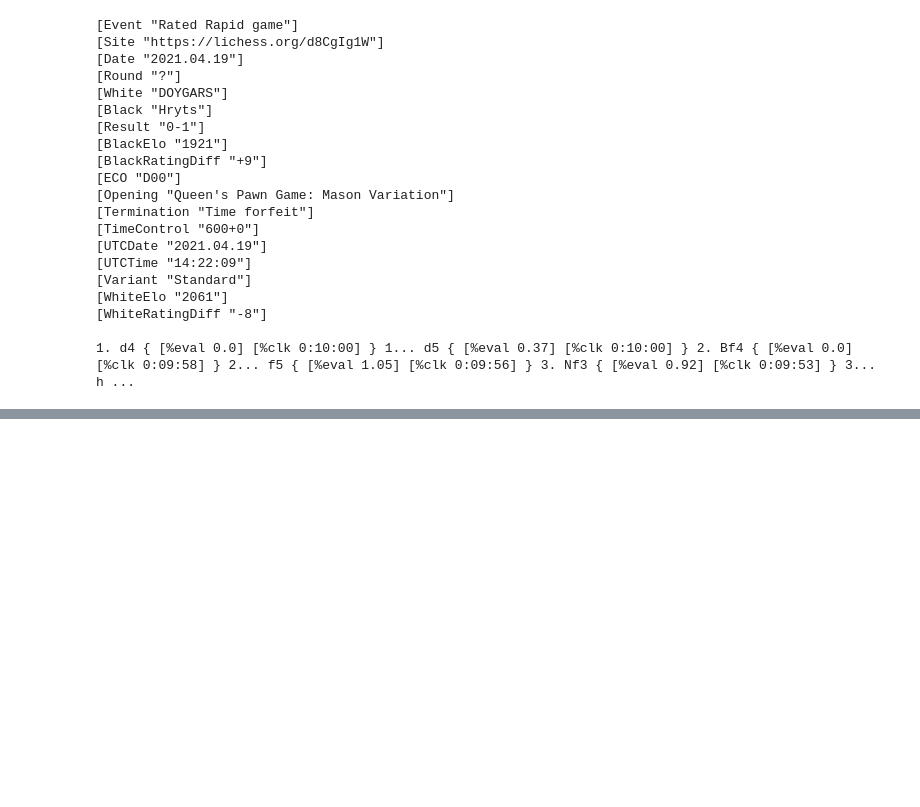
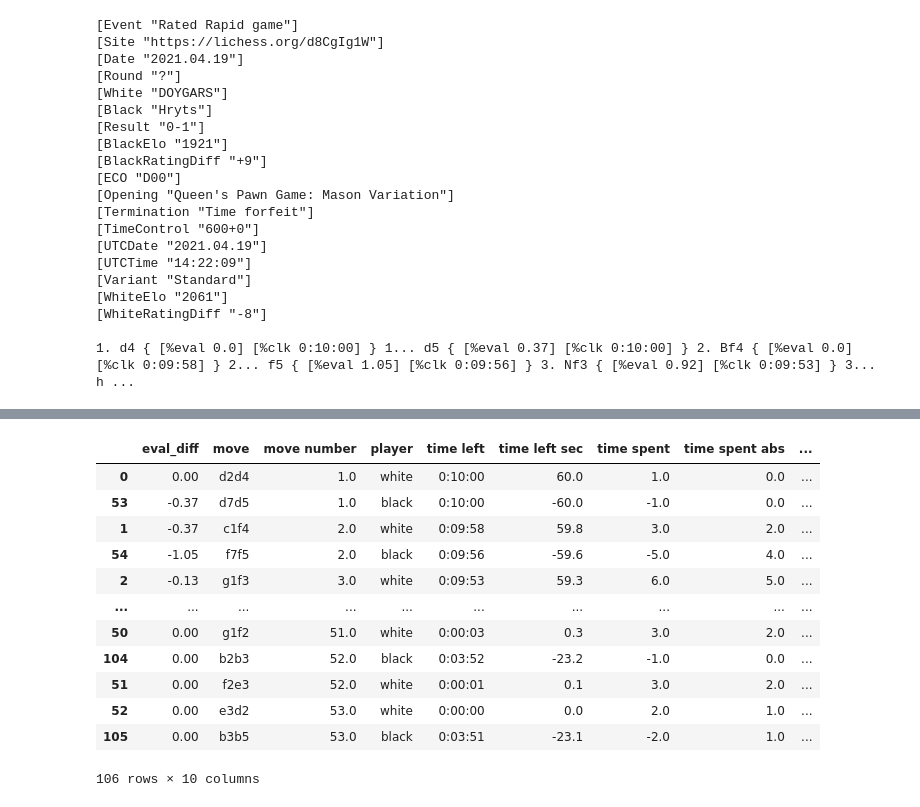
Before and after one commit to Hryts/visualization_project, a Jupyter notebook: Maksym_Hrytsay_visualization_project.ipynb, the cells around one changed output, grey strips where cells are left out. Saved outputs shown, nothing was run; the diff lists cells and outputs as text; code cells hidden in the pictures; blank space fills up the shorter version.

```diff
--- a/Maksym_Hrytsay_visualization_project.ipynb
+++ b/Maksym_Hrytsay_visualization_project.ipynb
@@ -206,0 +258,63 @@ prev_move_chart = alt.Chart(states).transform_filter(selector_date).mark_image(
+# %%
+clk_eval_corr = pd.DataFrame()
+
+lines = []
+
+with open(pgn_filename, 'r') as pgn_f:
+    lines = [line if line.strip() else None for line in list(pgn_f.readlines())]
+
+lines = list(filter(None, lines))
+moves = lines[-1]
+
+evals = find_evals(moves)
+clks = find_clks(moves)
+moves_str = find_moves(game)
+
+for i in range(0, len(evals), 2):
+    time_diff_s = time_diff_sec(clks[i-2], clks[i])
+    row = {'player': 'white',
+           'move number': (i // 2 ) + 1,
+           'time spent': time_diff_s + 1,
+           'eval_diff': float(evals[i]) - float(evals[i-1]),
+           'move': moves_str[i],
+           'time left': clks[i],
+           'time left sec': str(time_diff_sec(clks[i], '00:00:00') / 10),
+           'time spent format': str(time_diff(clks[i-2], clks[i])),
+           'time spent abs': abs(time_diff_s),
+           'time spent log': 0 if abs(time_diff_s) <= 0 else math.log(abs(time_diff_s))
+           }
+    clk_eval_corr = clk_eval_corr.append(row, ignore_index=True)
+
+
+for i in range(1, len(evals), 2):
+    time_diff_s = time_diff_sec(clks[i-2], clks[i])
+    row = {'player': 'black',
+           'move number': (i // 2) + 1,
+           'time spent': -1 * (time_diff_s + 1),
+           'eval_diff': float(evals[i-1]) - float(evals[i]),
+           'move': moves_str[i],
+           'time left': clks[i],
+           'time left sec': str(-1 * time_diff_sec(clks[i], '00:00:00') / 10),
+           'time spent format': str(time_diff(clks[i-2], clks[i])),
+           'time spent abs': abs(time_diff_s),
+           'time spent log': 0 if abs(time_diff_s) <= 0 else math.log(abs(time_diff_s))
+          }
+    clk_eval_corr = clk_eval_corr.append(row, ignore_index=True)
+
+clk_eval_corr = clk_eval_corr.sort_values(by=['move number'])
+
+clk_eval_corr
+# %% [output]
+|  | eval_diff | move | move number | player | time left | time left sec | time spent | time spent abs | ... |
+| 0 | 0.00 | d2d4 | 1.0 | white | 0:10:00 | 60.0 | 1.0 | 0.0 | ... |
+| 53 | -0.37 | d7d5 | 1.0 | black | 0:10:00 | -60.0 | -1.0 | 0.0 | ... |
+| 1 | -0.37 | c1f4 | 2.0 | white | 0:09:58 | 59.8 | 3.0 | 2.0 | ... |
+| 54 | -1.05 | f7f5 | 2.0 | black | 0:09:56 | -59.6 | -5.0 | 4.0 | ... |
+| 2 | -0.13 | g1f3 | 3.0 | white | 0:09:53 | 59.3 | 6.0 | 5.0 | ... |
+| ... | ... | ... | ... | ... | ... | ... | ... | ... | ... |
+| 50 | 0.00 | g1f2 | 51.0 | white | 0:00:03 | 0.3 | 3.0 | 2.0 | ... |
+| 104 | 0.00 | b2b3 | 52.0 | black | 0:03:52 | -23.2 | -1.0 | 0.0 | ... |
+| 51 | 0.00 | f2e3 | 52.0 | white | 0:00:01 | 0.1 | 3.0 | 2.0 | ... |
+| 52 | 0.00 | e3d2 | 53.0 | white | 0:00:00 | 0.0 | 2.0 | 1.0 | ... |
+| 105 | 0.00 | b3b5 | 53.0 | black | 0:03:51 | -23.1 | -2.0 | 1.0 | ... |
+106 rows × 10 columns
```
Also changed, not shown: parts of 9 cells of this notebook.
